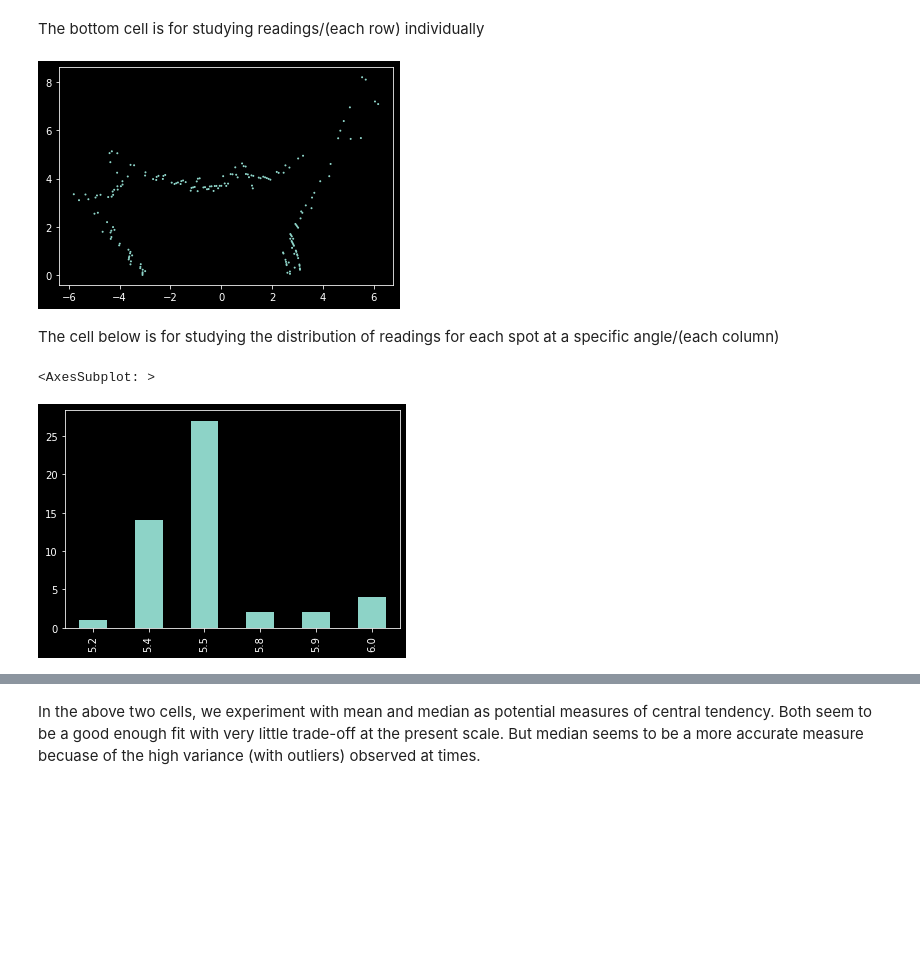
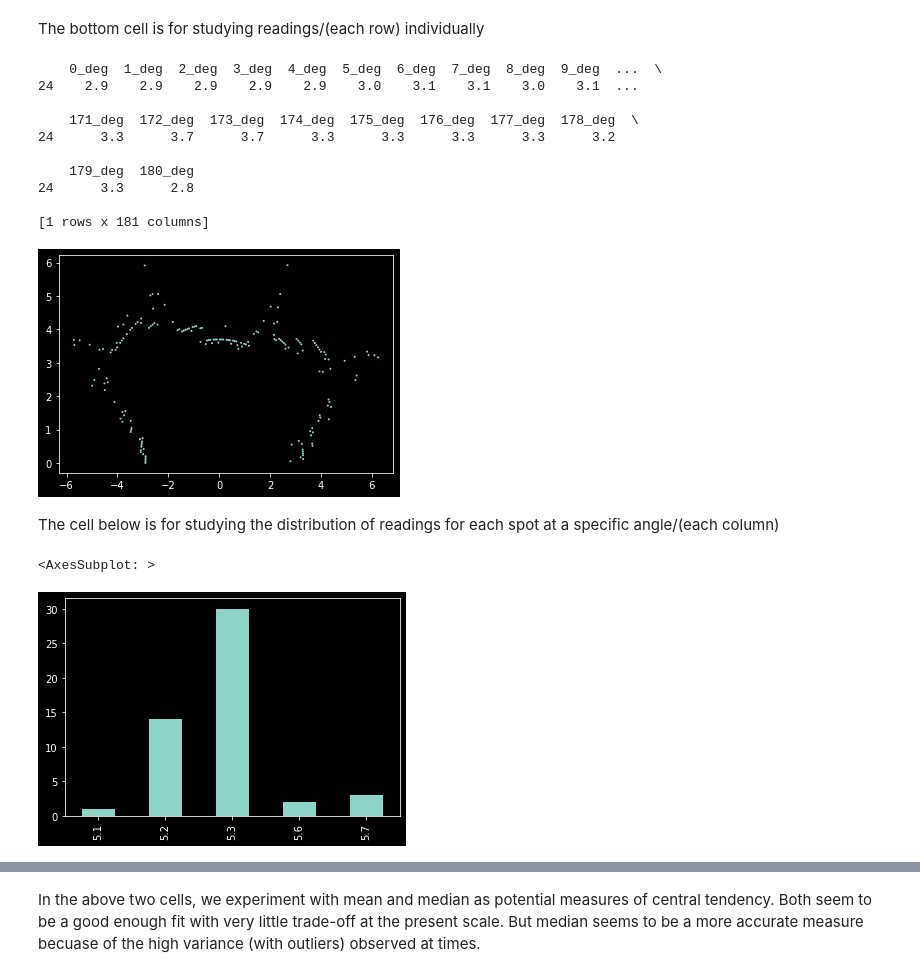
Before and after one commit to Ra20r/Project-Hollowgraph, a Jupyter notebook: src/data_proc/data_processing_1.ipynb, the cells around one changed output, grey strips where cells are left out. Saved outputs shown, nothing was run; the diff lists cells and outputs as text; code cells hidden in the pictures; blank space fills up the shorter version.

Commit message:
added more data

```diff
--- a/src/data_proc/data_processing_1.ipynb
+++ b/src/data_proc/data_processing_1.ipynb
@@ -13,7 +13,7 @@ plt.style.use('dark_background')
 # %% [markdown]
 This notebook is meant to be used on data collected using ard_code_1
 # %%
-data_path = "../../data/ard_code_1_data/full.csv" # insert csv path
+data_path = "../../data/ard_code_1_data/full2.csv" # insert csv path
 out_csv = "../../data/data1.csv" # output csv
 # %% [markdown]
 Format of the data:
@@ -22,16 +22,16 @@ Format of the data:
 * Also, since the sensor takes a total of 181 readings, number of rows is 181
 # %%
 df = pd.read_csv(data_path)
-df = df.iloc[182:363]
+df = df.iloc[1086:1267]
 col_count = len(df.columns)
 col_names = [f"{i}" for i in range(0, col_count)]
 df.columns = col_names
 df.drop(str(col_count-1), axis=1, inplace=True)
 df = df.T
-col_count = len(df.columns)
 col_names = [f"{i}_deg" for i in range(0, 181)]
 df.columns = col_names
-df.head()
+df.dropna(inplace=True)
+df
 # this cell transposes the dataframe and adds column names for ease of use
 # %% [output]
 |  | 0_deg | 1_deg | 2_deg | 3_deg | 4_deg | 5_deg | 6_deg | 7_deg | 8_deg | 9_deg | ... | ... |
@@ -57,8 +68,9 @@ def draw(a, line=False): # a is data of one sweep
 # %%
 # utility function to transform a dataframe row to a list
 def pdrow_to_list(dfr):
+    print(dfr)
     ret = []
-    for i in range(0, 180):
+    for i in range(0, 181):
         ret.append(float(dfr[f'{i}_deg']))
     return ret
 # %% [markdown]
@@ -80,12 +104,22 @@ There is a huge spike near the 50-60 degree mark, this is due to the fact that t
 # %% [markdown]
 The bottom cell is for studying readings/(each row) individually
 # %%
-reading = 31
+reading = 24
 
 a = pdrow_to_list(df.iloc[reading:reading+1])
 draw(a)
 # %% [output]
+    0_deg  1_deg  2_deg  3_deg  4_deg  5_deg  6_deg  7_deg  8_deg  9_deg  ...  \
+24    2.9    2.9    2.9    2.9    2.9    3.0    3.1    3.1    3.0    3.1  ...
+
+    171_deg  172_deg  173_deg  174_deg  175_deg  176_deg  177_deg  178_deg  \
+24      3.3      3.7      3.7      3.3      3.3      3.3      3.3      3.2
+
+    179_deg  180_deg
+24      3.3      2.8
+
+[1 rows x 181 columns]
-[figure, old version]
+[figure, new version]
 # %% [markdown]
 The cell below is for studying the distribution of readings for each spot at a specific angle/(each column)
 # %%
@@ -95,7 +129,7 @@ fig, ax = plt.subplots()
 df[angle].value_counts().sort_index().plot(ax=ax, kind="bar")
 # %% [output]
 <AxesSubplot: >
-[figure, old version]
+[figure, new version]
 # %%
 mean = df.mean()
 mean_data = pdrow_to_list(mean)
```
Also changed, not shown: parts of 5 cells of this notebook, 7 other files.
